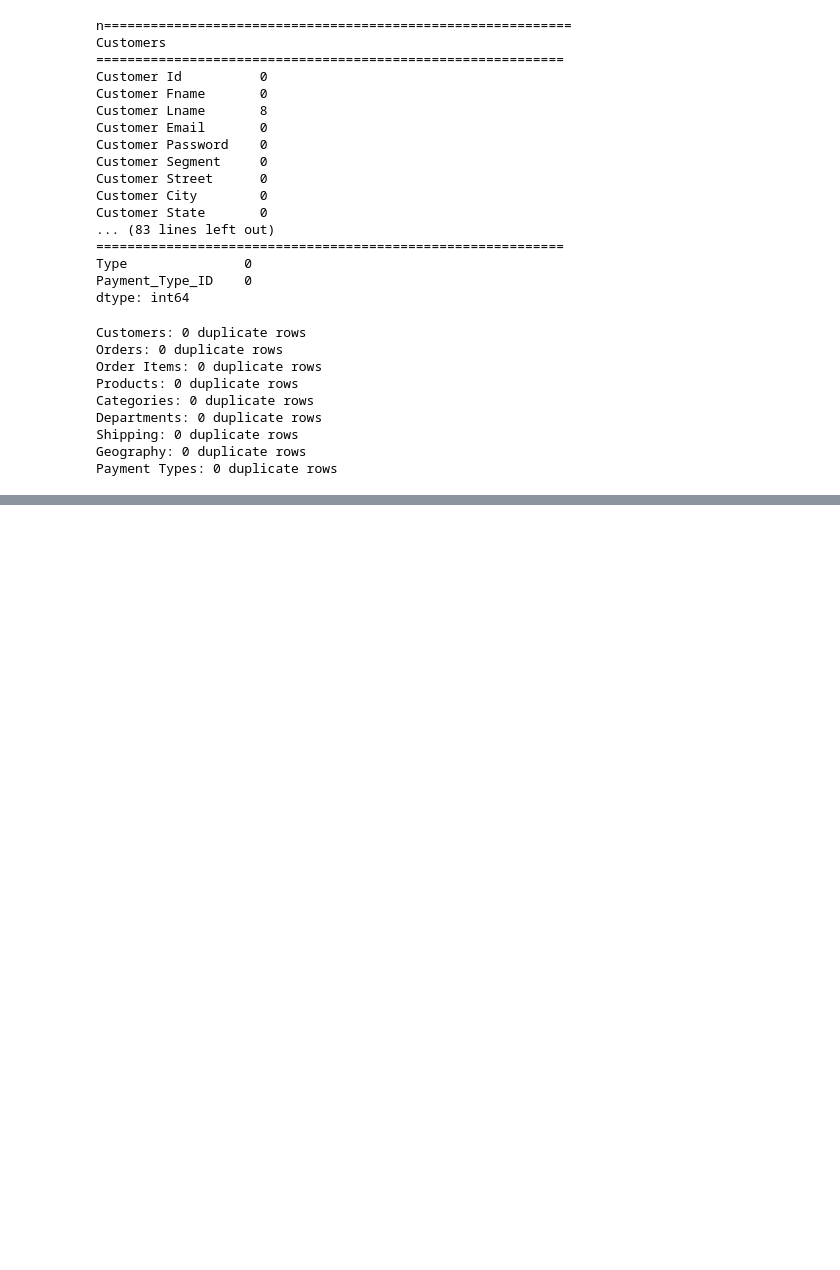
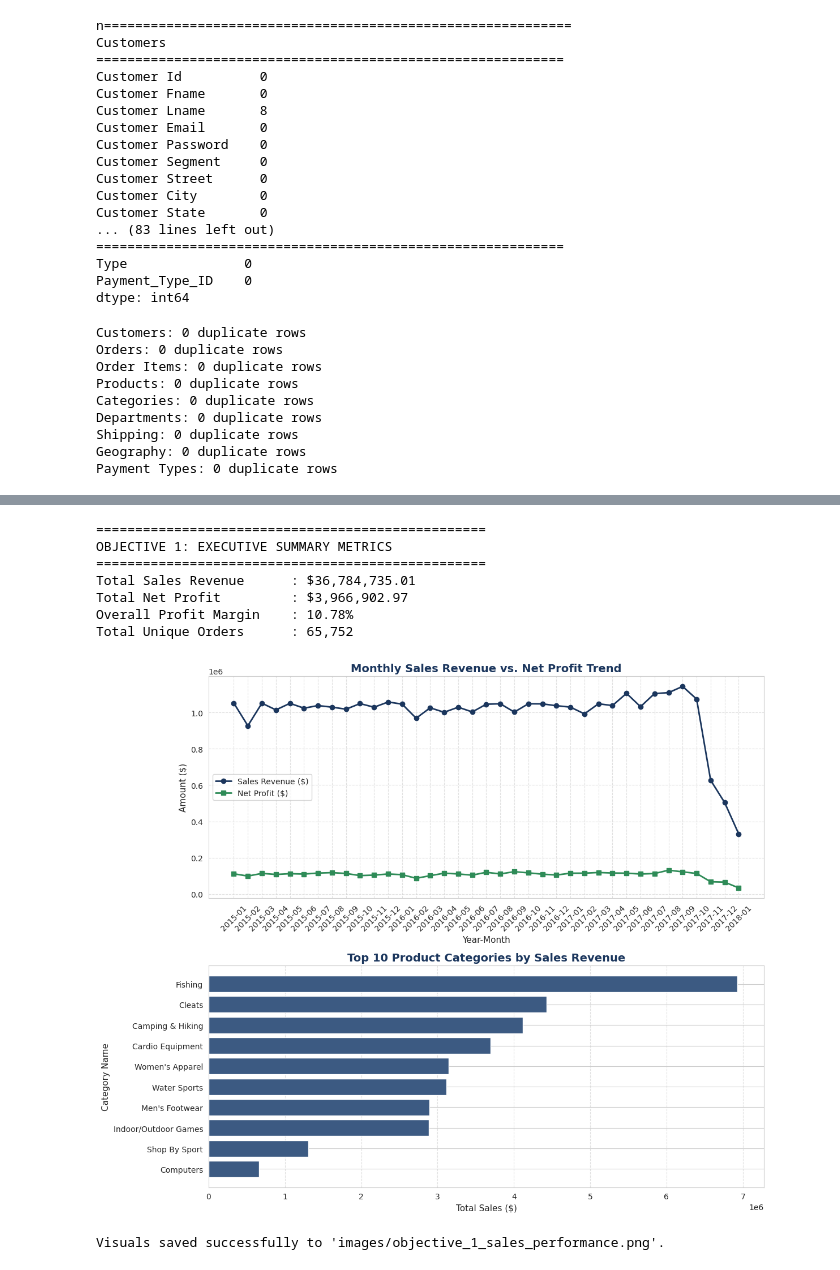
Before and after one commit to Ravna95/Capstone-Project, a Jupyter notebook: DataCo_Smart_Supply_Chain.ipynb, the cells around one changed output, grey strips where cells are left out. Drawn from its saved outputs; the diff is of its cells as text; code cells hidden in the pictures; blank space fills up the shorter version.

```diff
--- a/DataCo_Smart_Supply_Chain.ipynb
+++ b/DataCo_Smart_Supply_Chain.ipynb
@@ -886,0 +243,76 @@ Objective 5 analysis complete! Visualizations saved to 'objective_5_predictive_r
+# %%
+# ==========================================
+# OBJECTIVE 1: ANALYSE OVERALL SALES PERFORMANCE
+# ==========================================
+
+import matplotlib.pyplot as plt
+import seaborn as sns
+import pandas as pd
+
+# Ensure visualizations directory exists
+import os
+os.makedirs('images', exist_ok=True)
+
+# 1. Calculate Key Sales Metrics
+total_sales = df['Sales'].sum()
+total_profit = df['Order Profit Per Order'].sum()
+overall_profit_margin = (total_profit / total_sales) * 100
+total_orders = df['Order Id'].nunique()
+
+print("="*50)
+print("OBJECTIVE 1: EXECUTIVE SUMMARY METRICS")
+print("="*50)
+print(f"Total Sales Revenue      : ${total_sales:,.2f}")
+print(f"Total Net Profit         : ${total_profit:,.2f}")
+print(f"Overall Profit Margin    : {overall_profit_margin:.2f}%")
+print(f"Total Unique Orders      : {total_orders:,}")
+
+# 2. Monthly Trend Aggregation
+monthly_perf = df.groupby('YearMonth').agg(
+    Monthly_Sales=('Sales', 'sum'),
+    Monthly_Profit=('Order Profit Per Order', 'sum')
+).reset_index()
+
+# 3. Top Categories Aggregation
+top_categories = df.groupby('Category Name').agg(
+    Total_Sales=('Sales', 'sum')
+).sort_values(by='Total_Sales', ascending=False).head(10).reset_index()
+
+# ==========================================
+# GENERATE RECOMMENDED VISUALIZATIONS
+# ==========================================
+fig, axes = plt.subplots(2, 1, figsize=(12, 10))
+
+# Visual A: Line Chart - Monthly Sales Revenue vs Net Profit
+axes[0].plot(monthly_perf['YearMonth'], monthly_perf['Monthly_Sales'], marker='o', color='#1B365D', linewidth=2, label='Sales Revenue ($)')
+axes[0].plot(monthly_perf['YearMonth'], monthly_perf['Monthly_Profit'], marker='s', color='#2E8B57', linewidth=2, label='Net Profit ($)')
+axes[0].set_title('Monthly Sales Revenue vs. Net Profit Trend', fontsize=14, fontweight='bold', color='#1B365D')
+axes[0].set_xlabel('Year-Month', fontsize=11)
+axes[0].set_ylabel('Amount ($)', fontsize=11)
+axes[0].tick_params(axis='x', rotation=45)
+axes[0].legend()
+axes[0].grid(True, linestyle='--', alpha=0.6)
+
+# Visual B: Bar Chart - Top 10 Product Categories by Sales
+top_categories_sorted = top_categories.sort_values(by='Total_Sales', ascending=True)
+axes[1].barh(top_categories_sorted['Category Name'], top_categories_sorted['Total_Sales'], color='#3C5A82')
+axes[1].set_title('Top 10 Product Categories by Sales Revenue', fontsize=14, fontweight='bold', color='#1B365D')
+axes[1].set_xlabel('Total Sales ($)', fontsize=11)
+axes[1].set_ylabel('Category Name', fontsize=11)
+axes[1].grid(axis='x', linestyle='--', alpha=0.6)
+
+plt.tight_layout()
+plt.savefig('images/objective_1_sales_performance.png', dpi=300)
+plt.show()
+
+print("\nVisuals saved successfully to 'images/objective_1_sales_performance.png'.")
+# %% [output]
+==================================================
+OBJECTIVE 1: EXECUTIVE SUMMARY METRICS
+==================================================
+Total Sales Revenue      : $36,784,735.01
+Total Net Profit         : $3,966,902.97
+Overall Profit Margin    : 10.78%
+Total Unique Orders      : 65,752
+[figure, added]
+Visuals saved successfully to 'images/objective_1_sales_performance.png'.
```
Also changed, not shown: parts of 7 cells of this notebook.
